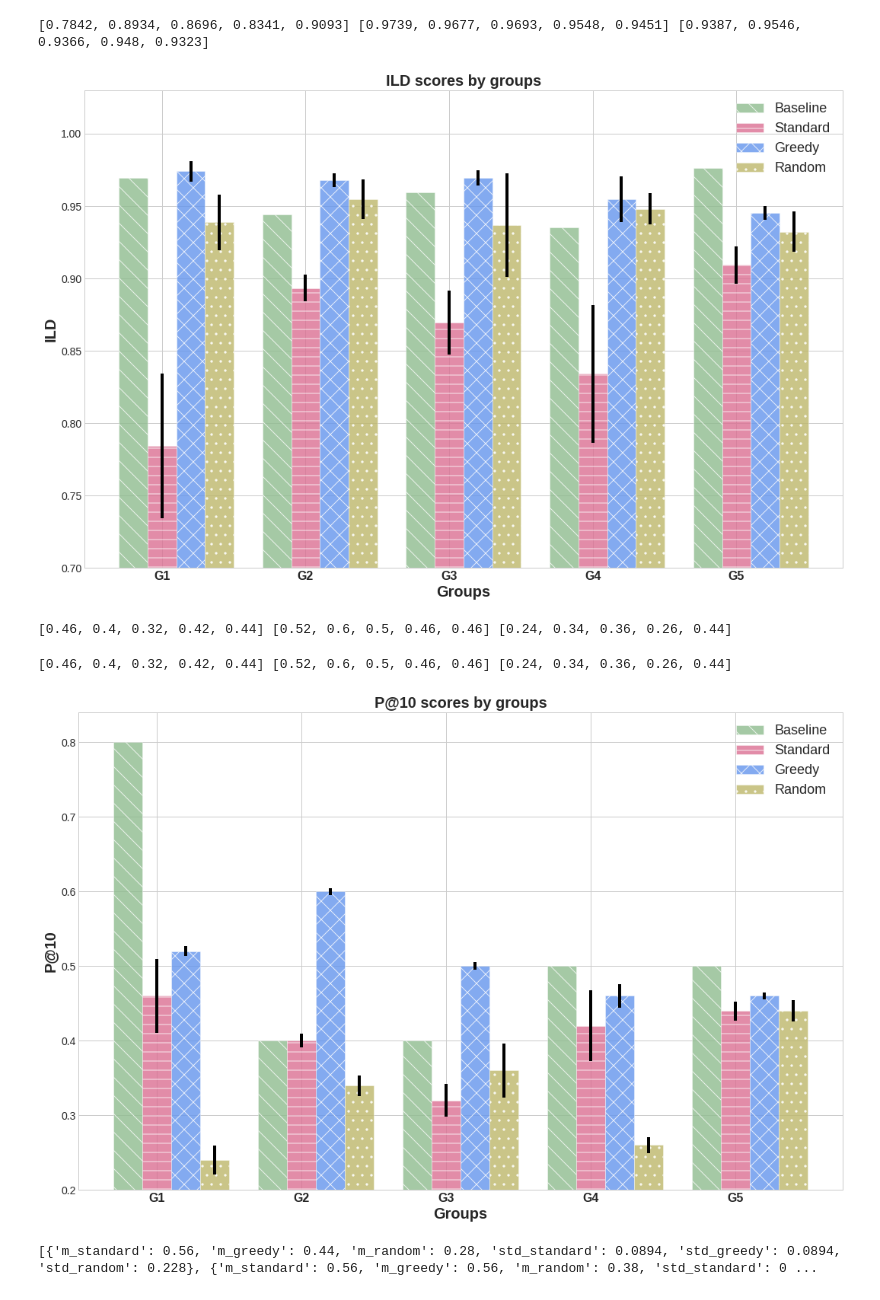
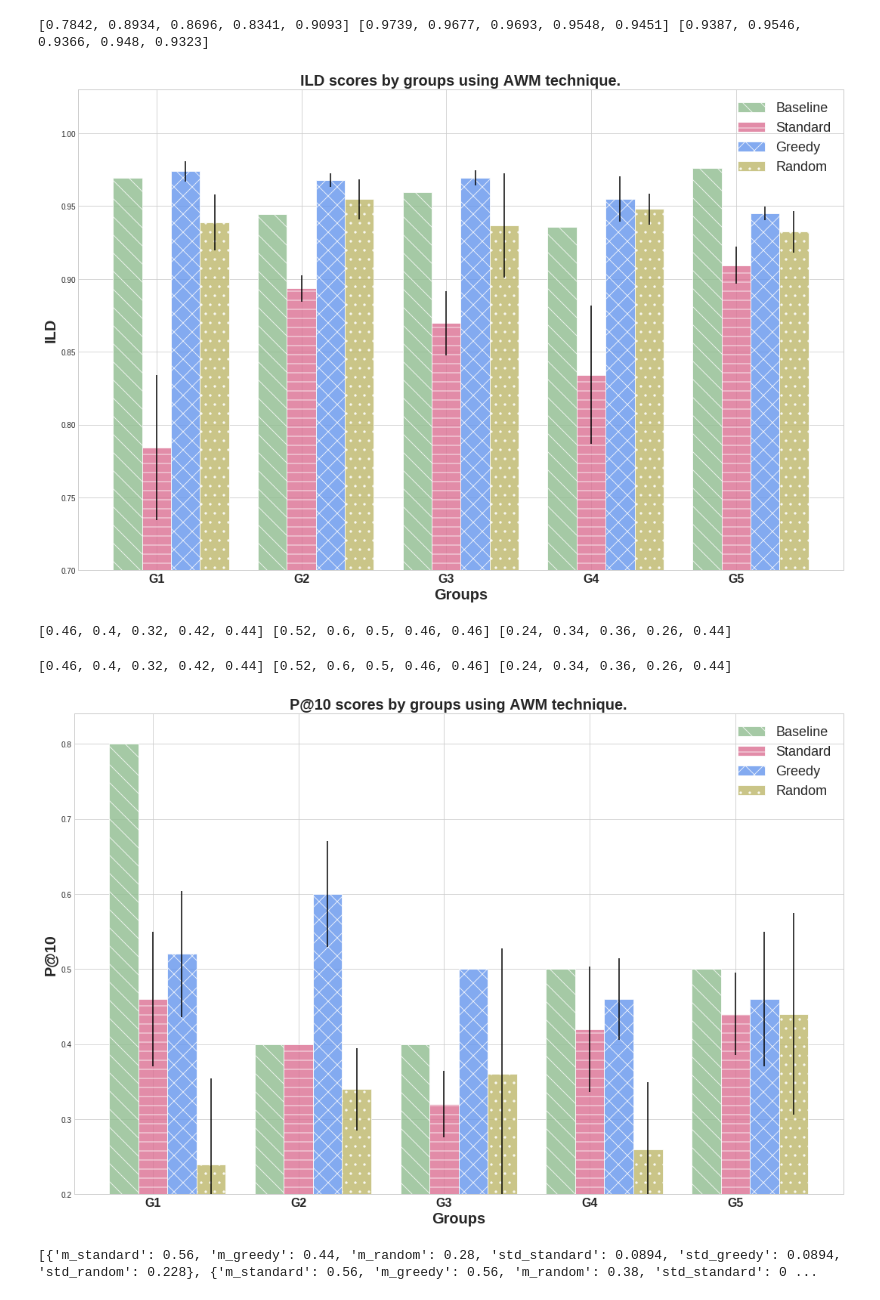
Before and after one commit to amandachagas/surprise-test, a Jupyter notebook: notebooks/Graphs.ipynb, the cells around one changed output. Cells and saved outputs as stored; diff of their text form; code cells hidden in the pictures.

```diff
--- a/notebooks/Graphs.ipynb
+++ b/notebooks/Graphs.ipynb
@@ -265,6 +265,8 @@ for group in prop_ild:
     std_random.append(group['std_random'])
 
 print(m_standard, m_greedy, m_random)
+
+baseline_ild = [0.9694159990485626,0.9442230039447174,0.9593941978720311,0.9354006319845902,0.97624502398981]
 # %% [output]
 [0.7842, 0.8934, 0.8696, 0.8341, 0.9093] [0.9739, 0.9677, 0.9693, 0.9548, 0.9451] [0.9387, 0.9546, 0.9366, 0.948, 0.9323]
 # %%
@@ -278,57 +280,68 @@ m_greedy
 m_random
 std_standard
 std_greedy
 std_random
 
 # create plot
 fig, ax = plt.subplots()
 index = np.arange(n)
 bar_width = 0.2
 opacity = 0.8
 
 line1 = plt.bar(index, baseline_ild, bar_width, alpha=opacity, color='darkseagreen', label='Baseline', hatch="\\", edgecolor='white')
 line2 = plt.bar(index + bar_width, m_standard, bar_width, alpha=opacity, color='palevioletred', yerr=std_standard,  label='Standard', hatch="-", edgecolor='white')
 line3 = plt.bar(index + bar_width + bar_width, m_greedy, bar_width, alpha=opacity, color='cornflowerblue', yerr=std_greedy, label='Greedy', hatch="x", edgecolor='white')
 line4 = plt.bar(index + bar_width + bar_width + bar_width, m_random, bar_width, alpha=opacity, color='darkkhaki', yerr=std_random, label='Random', hatch=".", edgecolor='white')
 
 
 plt.xlabel('Groups', fontweight="bold", fontsize=20)
 plt.ylabel('ILD', fontweight="bold", fontsize=20)
-plt.title('ILD scores by groups', fontweight="bold", fontsize=20)
+plt.title('ILD scores by groups using AWM technique.', fontweight="bold", fontsize=20)
 plt.xticks(index + bar_width, ('G1', 'G2', 'G3', 'G4', 'G5'), fontweight="bold", fontsize="16")
 
 plt.legend(fontsize=18)
 
 axes = plt.gca()
 # axes.set_xlim([xmin,xmax])
 axes.set_ylim([0.7,None])
 
-plt.savefig('ild_scores_by_groups_enhanced.png', transparent=True)
+plt.savefig('ild_scores_by_groups_enhanced_AWM.png', transparent=True)
 plt.tight_layout()
 plt.show()
 # %% [output]
-[figure, old version]
+[figure, new version]
-# %%
-m_standard = []
-m_greedy = []
-m_random = []
-for group in prop_p10_plot:
-    m_standard.append(group['m_standard'])
-    m_greedy.append(group['m_greedy'])
-    m_random.append(group['m_random'])
-
-print(m_standard, m_greedy, m_random)
-# %% [output]
-[0.46, 0.4, 0.32, 0.42, 0.44] [0.52, 0.6, 0.5, 0.46, 0.46] [0.24, 0.34, 0.36, 0.26, 0.44]
+# %%
+m_standard_p10 = []
+m_greedy_p10 = []
+m_random_p10 = []
+std_standard_p10 = []
+std_greedy_p10 = []
+std_random_p10 = []
+for group in prop_p10_plot:
+    m_standard_p10.append(group['m_standard'])
+    m_greedy_p10.append(group['m_greedy'])
+    m_random_p10.append(group['m_random'])
+    std_standard_p10.append(group['std_standard'])
+    std_greedy_p10.append(group['std_greedy'])
+    std_random_p10.append(group['std_random'])
+
+print(m_standard_p10, m_greedy_p10, m_random_p10)
+
+baseline_p10 = [0.8,0.4,0.4,0.5,0.5]
+# %% [output]
+[0.46, 0.4, 0.32, 0.42, 0.44] [0.52, 0.6, 0.5, 0.46, 0.46] [0.24, 0.34, 0.36, 0.26, 0.44]
 # %%
 plt.rcParams['figure.figsize'] = (15,10)
 
 # data to plot
 n = 5
 baseline_p10
-m_standard
-m_greedy
-m_random
+m_standard = m_standard_p10
+m_greedy = m_greedy_p10
+m_random = m_random_p10
+std_standard = std_standard_p10
+std_greedy = std_greedy_p10
+std_random = std_random_p10
 
 print(m_standard, m_greedy, m_random)
 
@@ -346,7 +359,7 @@ line4 = plt.bar(index + bar_width + bar_width + bar_width, m_random, bar_width,
 
 plt.xlabel('Groups', fontweight="bold", fontsize=20)
 plt.ylabel('P@10', fontweight="bold", fontsize=20)
-plt.title('P@10 scores by groups', fontweight="bold", fontsize=20)
+plt.title('P@10 scores by groups using AWM technique.', fontweight="bold", fontsize=20)
 plt.xticks(index + bar_width, ('G1', 'G2', 'G3', 'G4', 'G5'), fontweight="bold", fontsize="16")
 
 plt.legend(fontsize=18)
@@ -355,12 +368,12 @@ axes = plt.gca()
 # axes.set_xlim([xmin,xmax])
 axes.set_ylim([0.2,None])
 
-plt.savefig('p@10_scores_by_groups.png', transparent=True)
+plt.savefig('p@10_scores_by_groups_AWM.png', transparent=True)
 plt.tight_layout()
 plt.show()
 # %% [output]
 [0.46, 0.4, 0.32, 0.42, 0.44] [0.52, 0.6, 0.5, 0.46, 0.46] [0.24, 0.34, 0.36, 0.26, 0.44]
-[figure, old version]
+[figure, new version]
 # %%
 prop_p10 = [
     [
```
Also changed, not shown: parts of 29 cells of this notebook, 12 other files.
